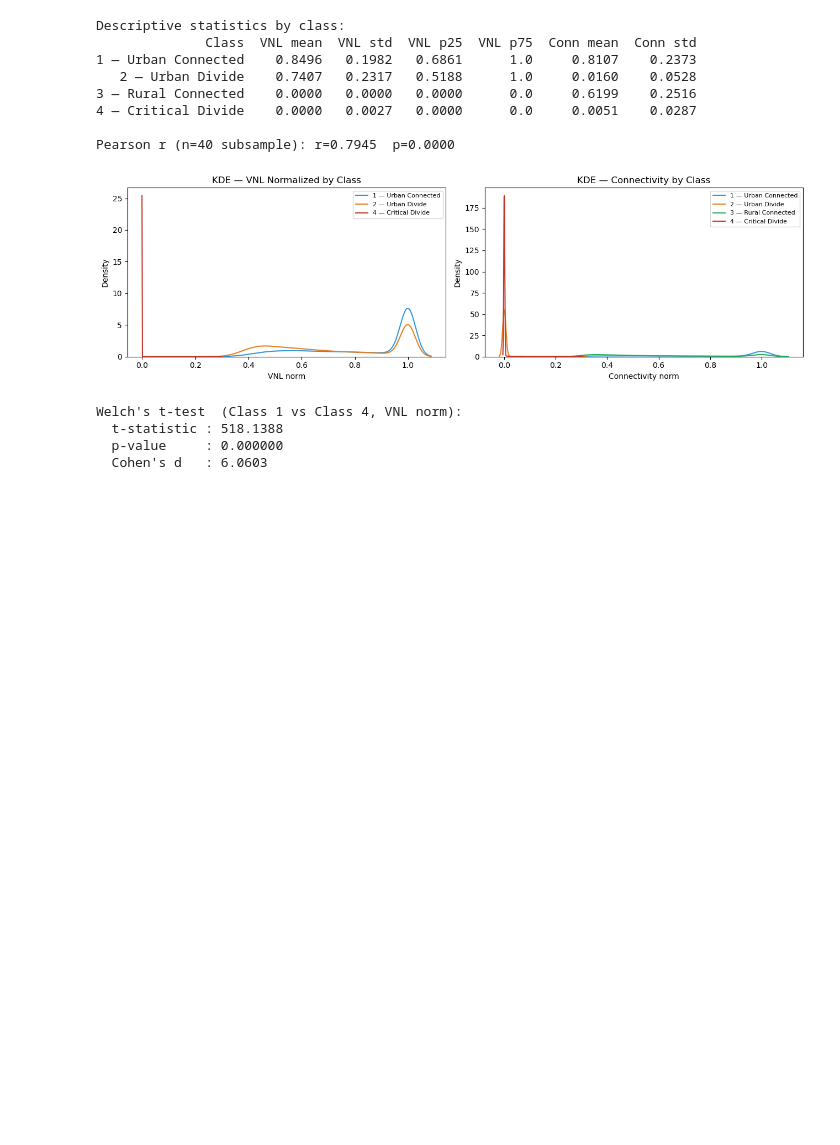
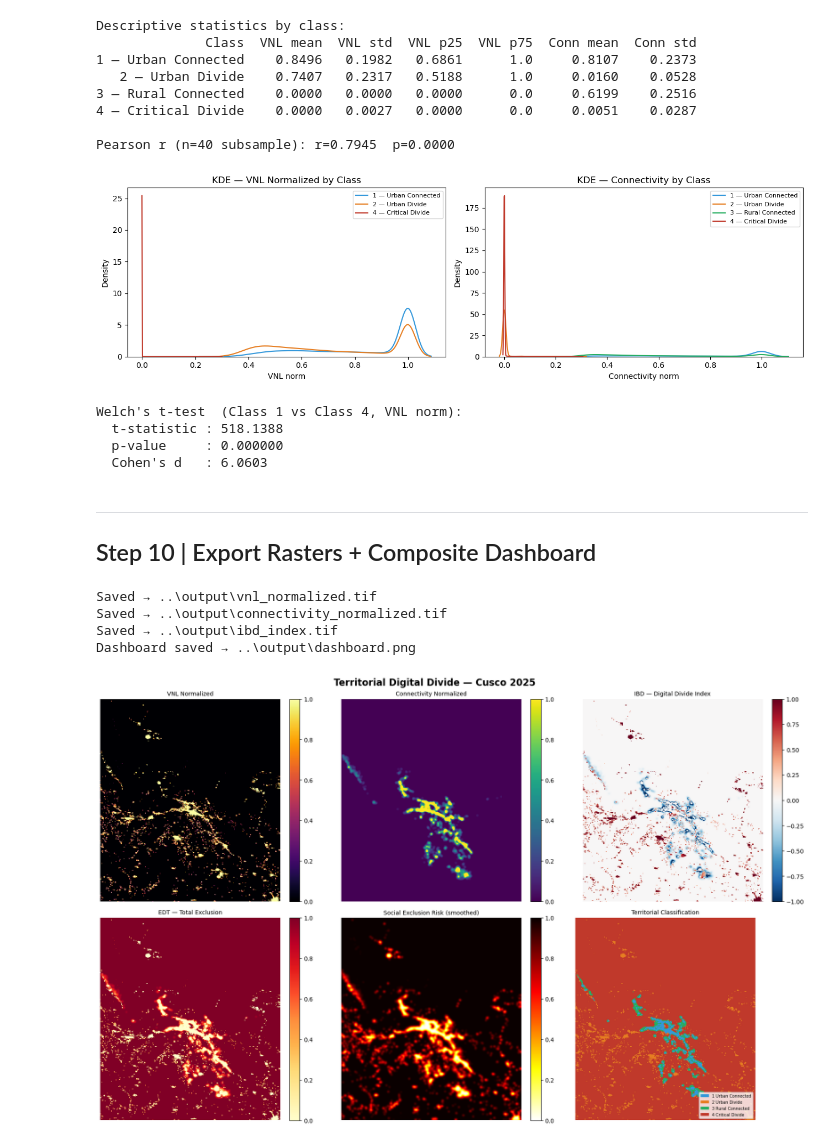
Before and after one commit to JL-VALERO/HW_3, a Jupyter notebook: raster-digital-divide/output/digital_divide_cusco.ipynb, the cells around one changed output. Drawn from its saved outputs; the diff is of its cells as text; code cells hidden in the pictures; blank space fills up the shorter version.

Commit message:
Step 10 — Export Deliverables

```diff
--- a/raster-digital-divide/output/digital_divide_cusco.ipynb
+++ b/raster-digital-divide/output/digital_divide_cusco.ipynb
@@ -435,3 +435,62 @@ Welch's t-test  (Class 1 vs Class 4, VNL norm):
   t-statistic : 518.1388
   p-value     : 0.000000
   Cohen's d   : 6.0603
+# %% [markdown]
+---
+## Step 10 | Export Rasters + Composite Dashboard
+# %%
+# Helper: save float32 raster with same CRS/transform as VNL
+def save_raster(arr: np.ndarray, filename: str, nodata: float = -9999.0):
+    meta = vnl_meta.copy()
+    meta.update({'dtype': 'float32', 'count': 1, 'nodata': nodata})
+    path = OUTPUT_DIR / filename
+    with rasterio.open(path, 'w', **meta) as dst:
+        dst.write(arr.astype(np.float32), 1)
+    print(f"Saved → {path}")
+
+save_raster(vnl_norm,  'vnl_normalized.tif')
+save_raster(conn_norm, 'connectivity_normalized.tif')
+save_raster(ibd,       'ibd_index.tif')
+# territorial_classification.tif already saved in Step 8
+
+# --- Composite Dashboard ---
+fig, axes = plt.subplots(2, 3, figsize=(18, 11))
+fig.suptitle('Territorial Digital Divide — Cusco 2025', fontsize=16, fontweight='bold')
+
+panels = [
+    (axes[0, 0], vnl_norm,       'inferno',   0, 1,    'VNL Normalized'),
+    (axes[0, 1], conn_norm,      'viridis',   0, 1,    'Connectivity Normalized'),
+    (axes[0, 2], ibd,            'RdBu_r',   -1, 1,    'IBD — Digital Divide Index'),
+    (axes[1, 0], edt,            'YlOrRd',    0, 1,    'EDT — Total Exclusion'),
+    (axes[1, 1], risk_smooth,    'hot_r',     0, 1,    'Social Exclusion Risk (smoothed)'),
+]
+for ax, data, cmap, vmin, vmax, title in panels:
+    im = ax.imshow(data, cmap=cmap, vmin=vmin, vmax=vmax, interpolation='nearest')
+    ax.set_title(title, fontsize=10)
+    ax.axis('off')
+    plt.colorbar(im, ax=ax, fraction=0.046, pad=0.04)
+
+# Territorial classification
+cmap_t = mcolors.ListedColormap(['#3498db', '#e67e22', '#27ae60', '#c0392b'])
+im_t = axes[1, 2].imshow(terr_class, cmap=cmap_t, vmin=1, vmax=4, interpolation='nearest')
+axes[1, 2].set_title('Territorial Classification', fontsize=10)
+axes[1, 2].axis('off')
+legend_elements = [
+    Patch(facecolor='#3498db', label='1 Urban Connected'),
+    Patch(facecolor='#e67e22', label='2 Urban Divide'),
+    Patch(facecolor='#27ae60', label='3 Rural Connected'),
+    Patch(facecolor='#c0392b', label='4 Critical Divide'),
+]
+axes[1, 2].legend(handles=legend_elements, loc='lower right', fontsize=7)
+
+plt.tight_layout()
+dashboard_path = OUTPUT_DIR / 'dashboard.png'
+fig.savefig(dashboard_path, dpi=150, bbox_inches='tight')
+print(f"Dashboard saved → {dashboard_path}")
+plt.show()
+# %% [output]
+Saved → ..\output\vnl_normalized.tif
+Saved → ..\output\connectivity_normalized.tif
+Saved → ..\output\ibd_index.tif
+Dashboard saved → ..\output\dashboard.png
+[figure, added]
```
Also changed, not shown: 1 other file.
